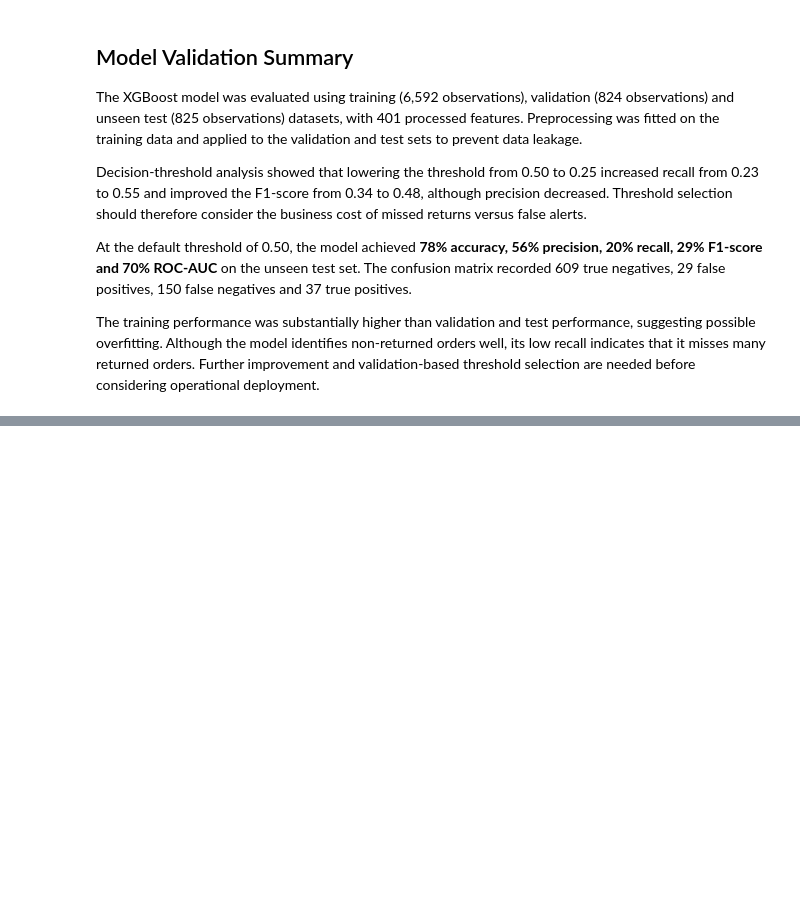
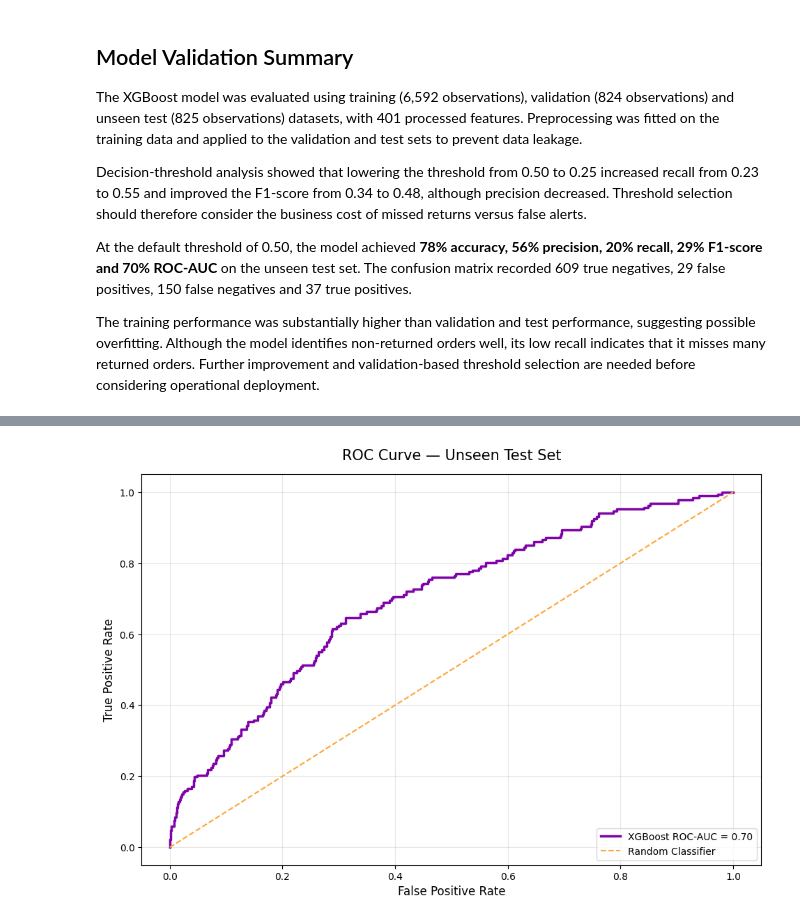
Before and after one commit to Payal942/Capstone-STADIOalot-Return-Prediction, a Jupyter notebook: notebooks/SS3_PartB.ipynb, the cells around one changed output, grey strips where cells are left out. Cells and saved outputs as stored; diff of their text form; code cells hidden in the pictures; blank space fills up the shorter version.

```diff
--- a/notebooks/SS3_PartB.ipynb
+++ b/notebooks/SS3_PartB.ipynb
@@ -2560,0 +2777,65 @@ The training performance was substantially higher than validation and test perfo
+# %%
+# ============================================================
+# 41. VISUALISATION 4
+# ROC CURVE — UNSEEN TEST SET
+# ============================================================
+
+fpr, tpr, thresholds = roc_curve(
+    y_test,
+    test_probabilities
+)
+
+test_auc = roc_auc_score(
+    y_test,
+    test_probabilities
+)
+
+fig_4 = plt.figure(figsize=(10, 7))
+
+# ROC curve
+plt.plot(
+    fpr,
+    tpr,
+    linewidth=2.5,
+    color="#7e03a8",
+    label=f"XGBoost ROC-AUC = {test_auc:.2f}"
+)
+
+# Random classifier baseline
+plt.plot(
+    [0, 1],
+    [0, 1],
+    linestyle="--",
+    linewidth=1.5,
+    color="#fca636",
+    label="Random Classifier"
+)
+
+plt.xlabel(
+    "False Positive Rate",
+    fontsize=12
+)
+
+plt.ylabel(
+    "True Positive Rate",
+    fontsize=12
+)
+
+plt.title(
+    "ROC Curve — Unseen Test Set",
+    fontsize=15,
+    pad=15
+)
+
+plt.legend(
+    loc="lower right"
+)
+
+plt.grid(
+    alpha=0.3
+)
+
+plt.tight_layout(pad=2)
+plt.show()
+# %% [output]
+[figure, added]
```
Also changed, not shown: parts of 10 cells of this notebook, 5 other files.
